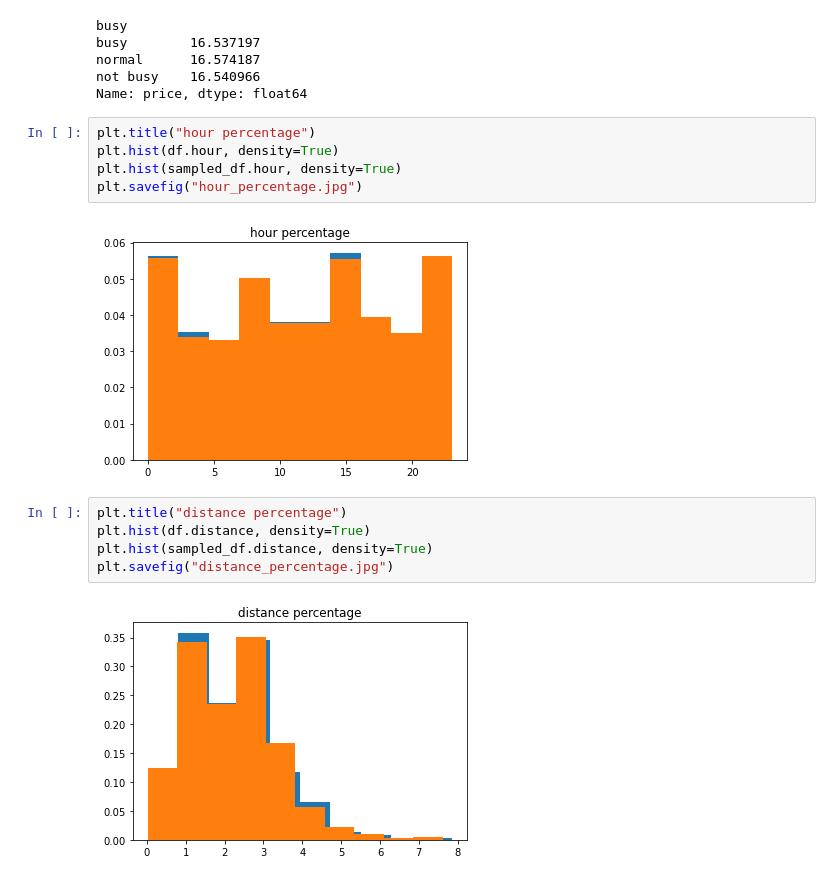
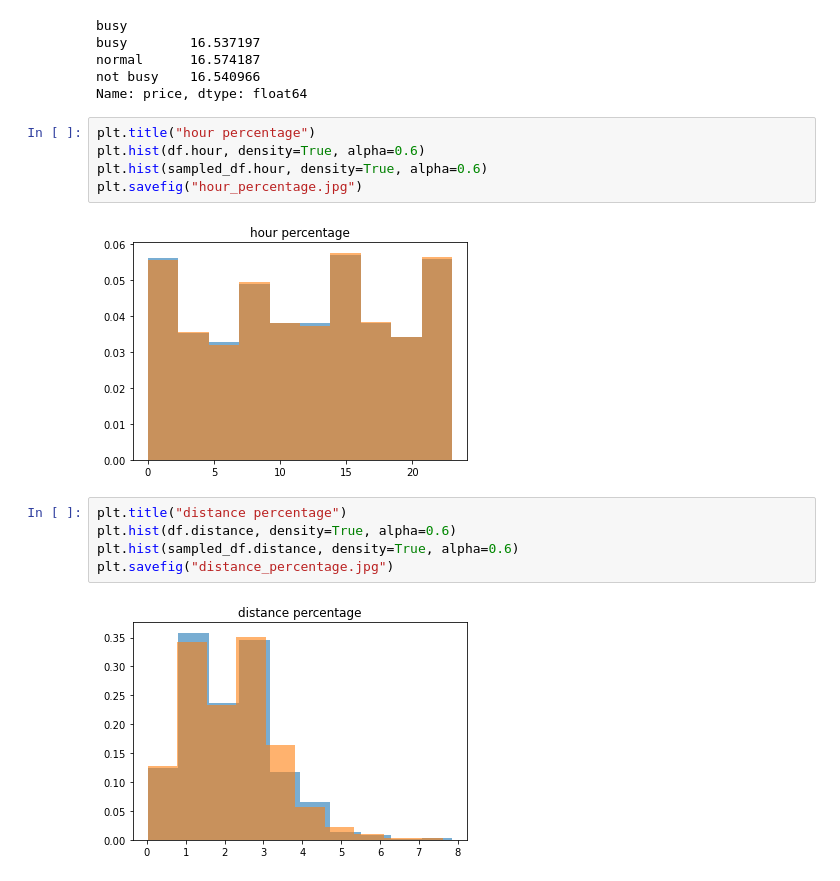
Before and after one commit to haowang0402/stat139-final-project, a Jupyter notebook: Project Preprossing.ipynb, the cells around one changed output. Drawn from its saved outputs; the diff is of its cells as text.

Commit message:
add transparency level to hist plots

```diff
--- a/Project Preprossing.ipynb
+++ b/Project Preprossing.ipynb
@@ -49,18 +49,18 @@ not busy    16.540966
 Name: price, dtype: float64
 # %%
 plt.title("hour percentage")
-plt.hist(df.hour, density=True)
-plt.hist(sampled_df.hour, density=True)
+plt.hist(df.hour, density=True, alpha=0.6)
+plt.hist(sampled_df.hour, density=True, alpha=0.6)
 plt.savefig("hour_percentage.jpg")
 # %% [output]
-[figure, old version]
+[figure, new version]
 # %%
 plt.title("distance percentage")
-plt.hist(df.distance, density=True)
-plt.hist(sampled_df.distance, density=True)
+plt.hist(df.distance, density=True, alpha=0.6)
+plt.hist(sampled_df.distance, density=True, alpha=0.6)
 plt.savefig("distance_percentage.jpg")
 # %% [output]
-[figure, old version]
+[figure, new version]
 # %%
 from matplotlib.pyplot import figure
 
```
Also changed, not shown: parts of 4 cells of this notebook, 9 other files.
